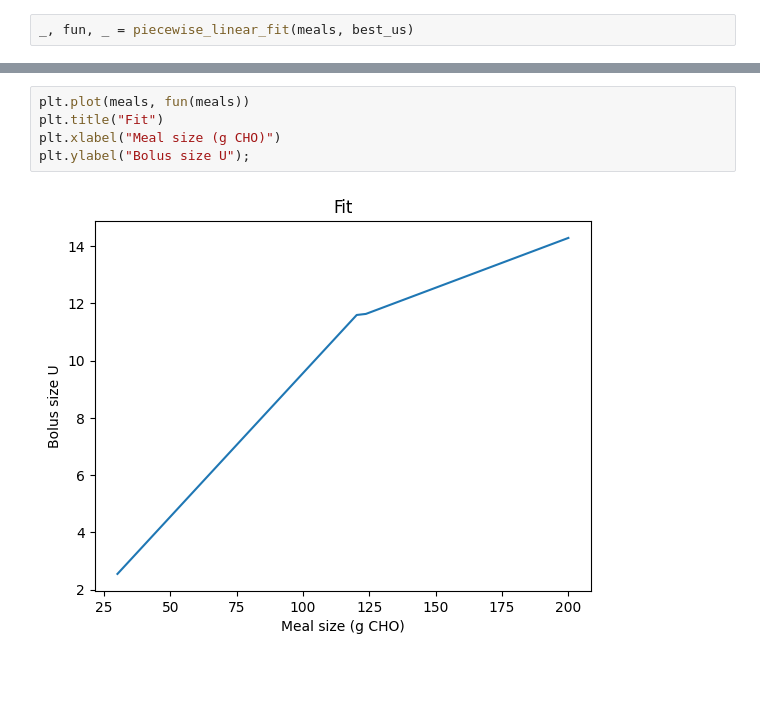
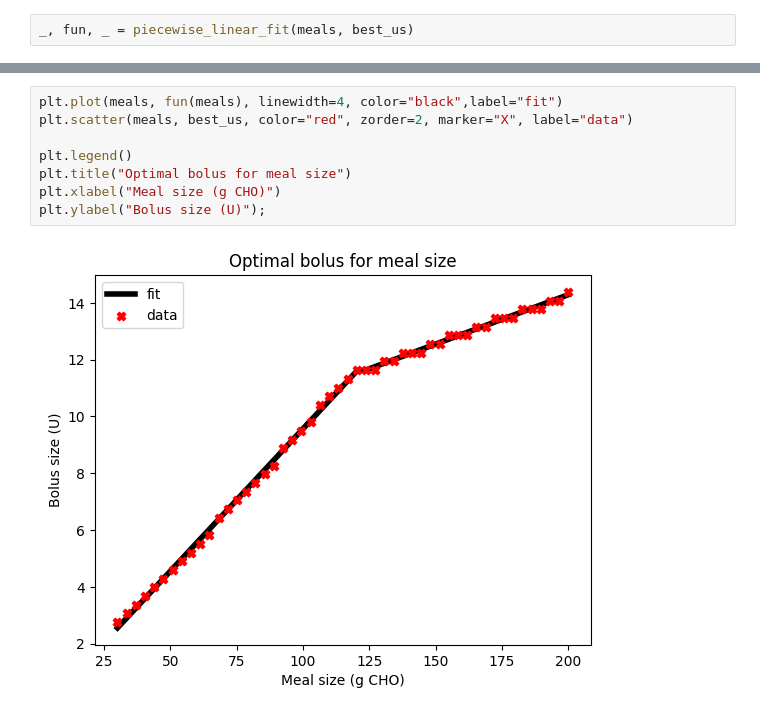
Before and after one commit to char056a/FagprojektRepo, a Jupyter notebook: MVPmodelExample.ipynb, the cells around one changed output, grey strips where cells are left out. Drawn from its saved outputs; the diff is of its cells as text; blank space fills up the shorter version.

```diff
--- a/MVPmodelExample.ipynb
+++ b/MVPmodelExample.ipynb
@@ -100,7 +117,10 @@ _, fun, _ = piecewise_linear_fit(meals, best_us)
 # %%
-plt.plot(meals, fun(meals))
-plt.title("Fit")
+plt.plot(meals, fun(meals), linewidth=4, color="black",label="fit")
+plt.scatter(meals, best_us, color="red", zorder=2, marker="X", label="data")
+
+plt.legend()
+plt.title("Optimal bolus for meal size")
 plt.xlabel("Meal size (g CHO)")
-plt.ylabel("Bolus size U");
+plt.ylabel("Bolus size (U)");
 # %% [output]
-[figure, old version]
+[figure, new version]
```
Also changed, not shown: parts of 10 cells of this notebook, 1 other file.
